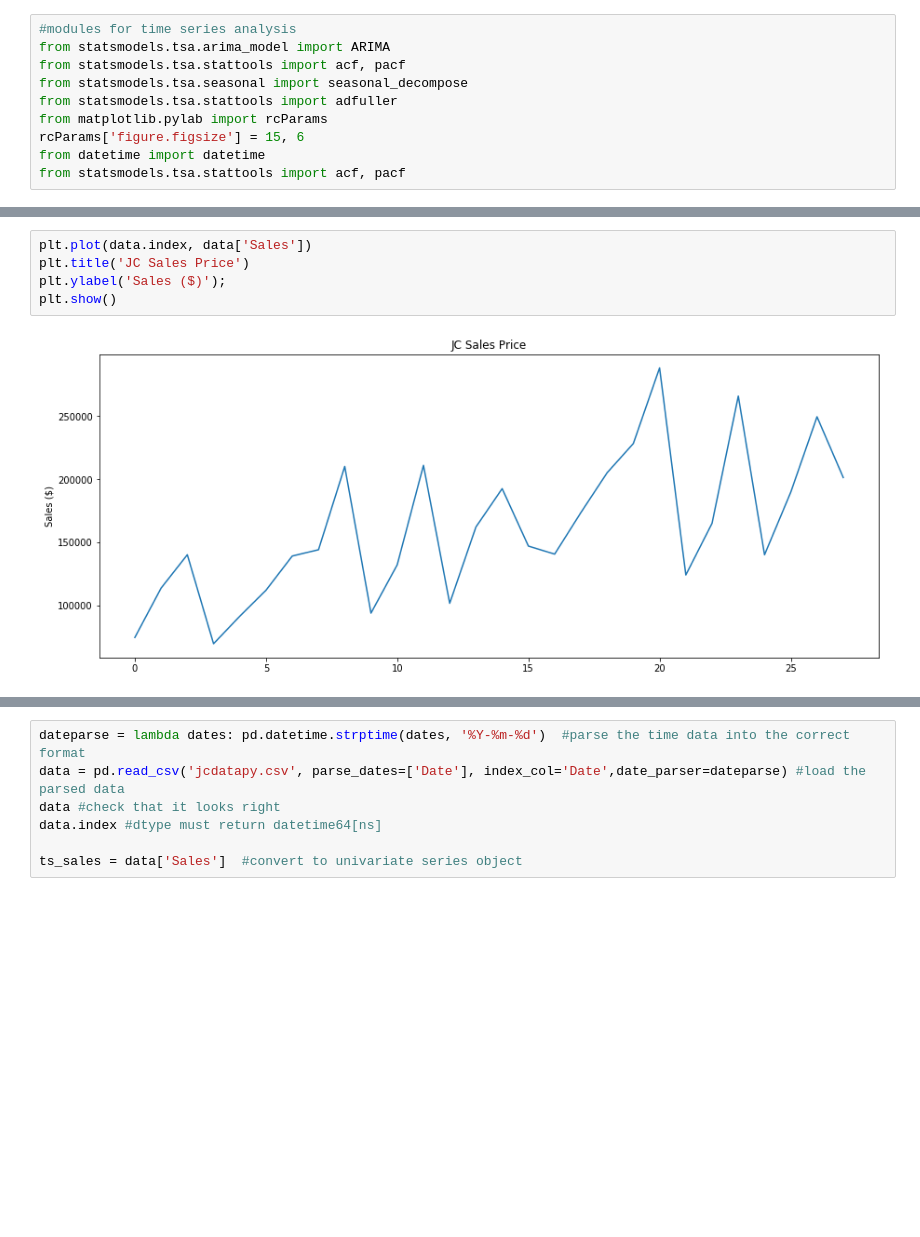
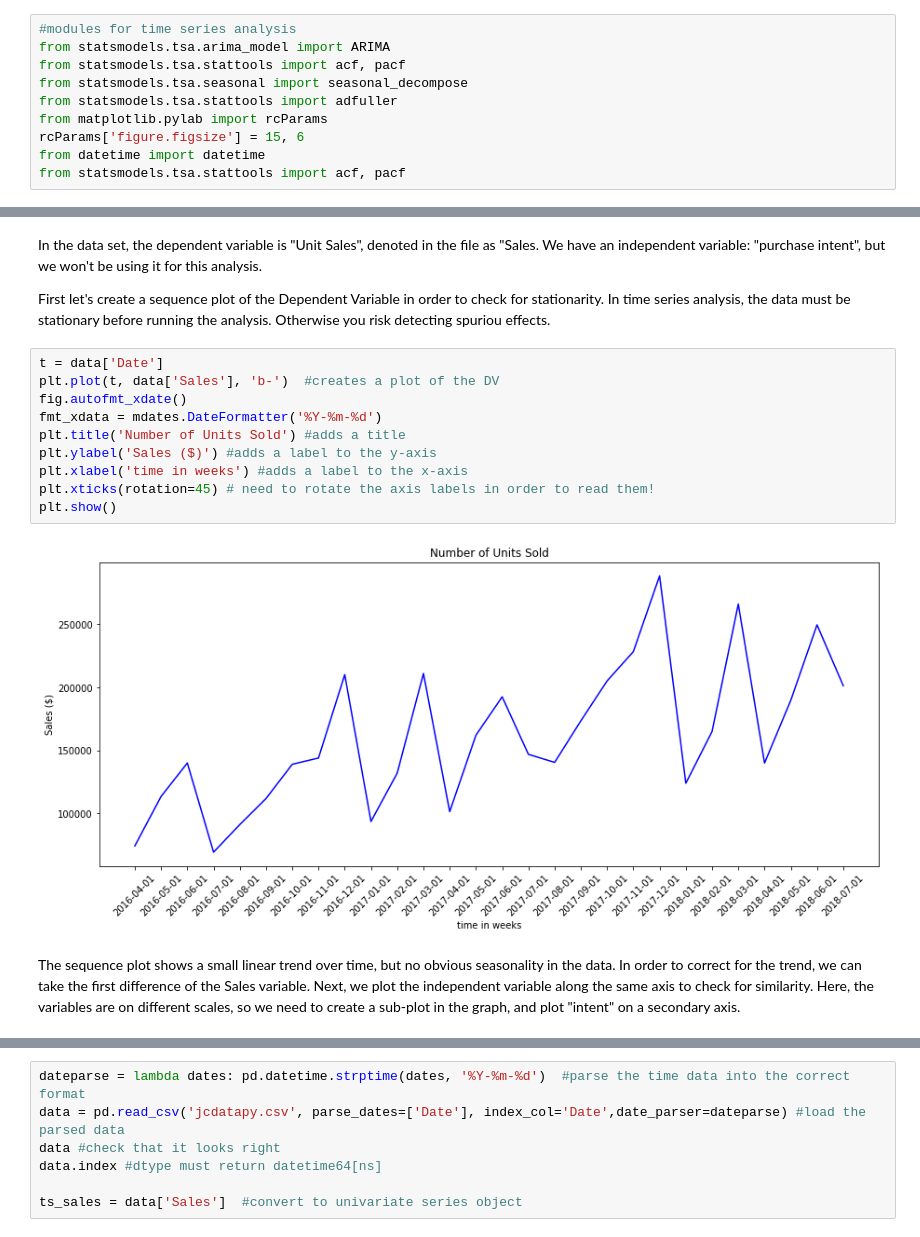
Before and after one commit to logisticregress/Data_Science_Projects, a Jupyter notebook: timeseries.ipynb, the cells around one changed output, grey strips where cells are left out. Cells and saved outputs as stored; diff of their text form; blank space fills up the shorter version.

```diff
--- a/timeseries.ipynb
+++ b/timeseries.ipynb
@@ -48,10 +37,22 @@ data
-# %%
-plt.plot(data.index, data['Sales'])
-plt.title('JC Sales Price')
-plt.ylabel('Sales ($)');
-plt.show()
-# %% [output]
-[figure, removed]
+# %% [markdown]
+In the data set, the dependent variable is "Unit Sales", denoted in the file as "Sales.  We have an independent variable: "purchase intent", but we won't be using it for this analysis.
+
+First let's create a sequence plot of the Dependent Variable in order to check for stationarity.  In time series analysis, the data must be stationary before running the analysis.  Otherwise you risk detecting spuriou effects.
+# %%
+t = data['Date']
+plt.plot(t, data['Sales'], 'b-')  #creates a plot of the DV
+fig.autofmt_xdate()
+fmt_xdata = mdates.DateFormatter('%Y-%m-%d')
+plt.title('Number of Units Sold') #adds a title
+plt.ylabel('Sales ($)') #adds a label to the y-axis
+plt.xlabel('time in weeks') #adds a label to the x-axis
+plt.xticks(rotation=45) # need to rotate the axis labels in order to read them!
+plt.show()
+# %% [output]
+[figure, added]
+# %% [markdown]
+The sequence plot shows a small linear trend over time, but no obvious seasonality in the data.  In order to correct for the trend, we can take the first difference of the Sales variable.
+Next, we plot the independent variable along the same axis to check for similarity.  Here, the variables are on different scales, so we need to create a sub-plot in the graph, and plot "intent" on a secondary axis.
 # %%
 # Sequence plot assuming unequal scales
 plt.close('all')
```
Also changed, not shown: parts of 9 cells of this notebook.
